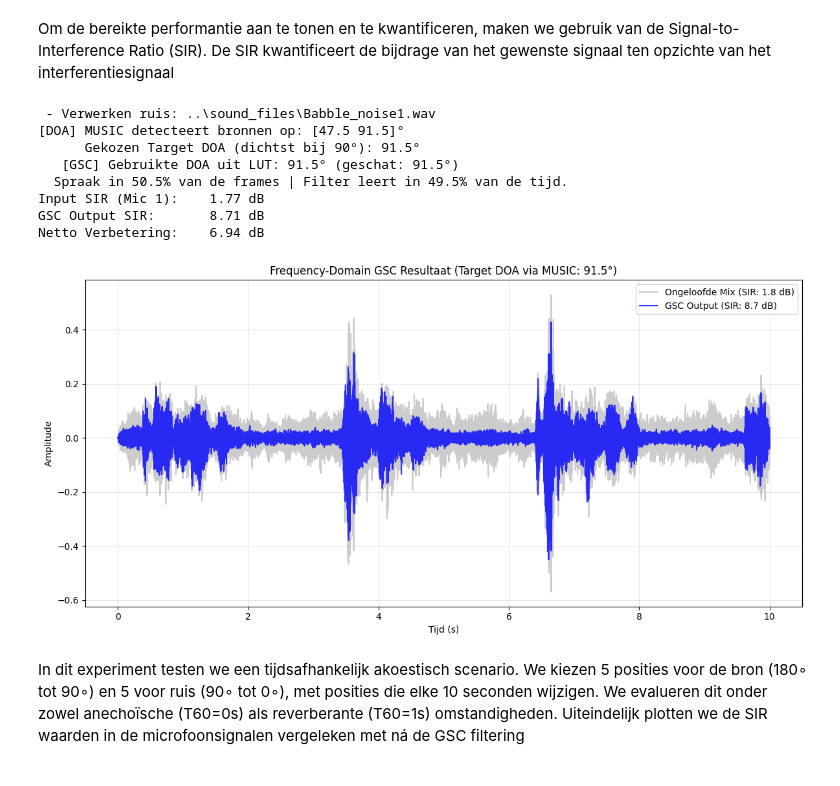
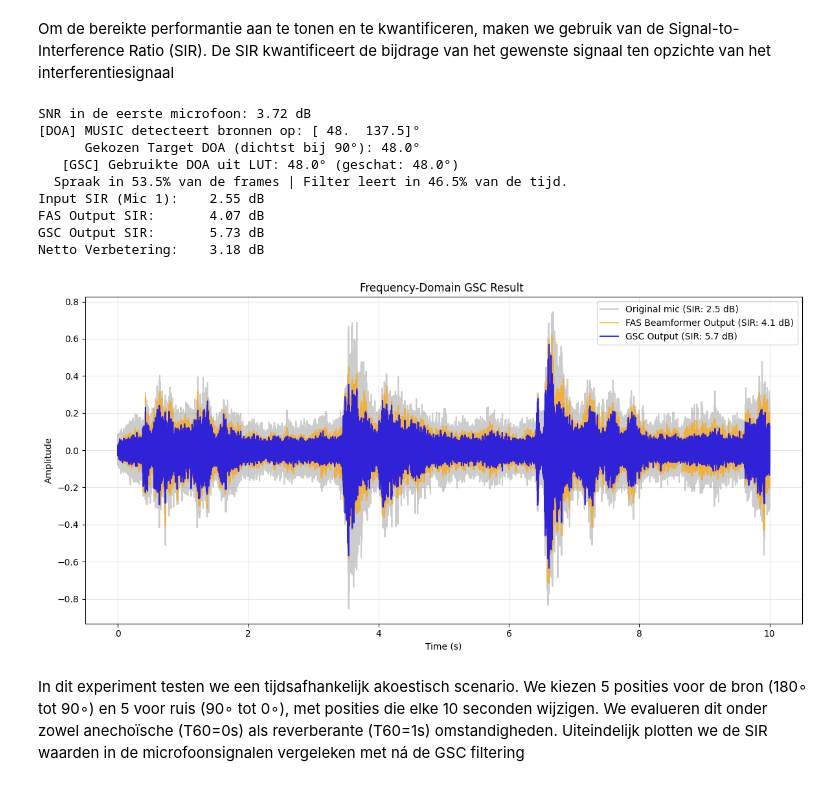
Before and after one commit to matsjoris6/P_D_ISSP_base-main, a Jupyter notebook: deadline1/week4.ipynb, the cells around one changed output. Saved outputs shown, nothing was run; the diff lists cells and outputs as text; code cells hidden in the pictures.

```diff
--- a/deadline1/week4.ipynb
+++ b/deadline1/week4.ipynb
@@ -23,7 +87,7 @@ Om de GSC goed te laten werken in een tijdvariërend scenario, moeten we continu
 # %%
 def music_wideband(micsigs, fs, acoustic_scenario):
     L = 1024
-    overlap = L // 1.5
+    overlap = L // 2
 
     stft_list = []
     for m in range(micsigs.shape[1]):
@@ -208,7 +262,8 @@ def gsc_fd(scenario, estimated_doa, lut, precomputed_speech, precomputed_noise,
     E_out_tar = np.zeros((nF, nT), dtype=complex)
     E_out_int = np.zeros((nF, nT), dtype=complex)
     FAS_out   = np.zeros((nF, nT), dtype=complex)
-
+    FAS_out_tar = np.zeros((nF, nT), dtype=complex)
+    FAS_out_int = np.zeros((nF, nT), dtype=complex)
     eps = 1e-8
 
     for k in range(nF):
@@ -229,10 +284,12 @@ def gsc_fd(scenario, estimated_doa, lut, precomputed_speech, precomputed_noise,
 
 
             y_fas_tar = np.vdot(w_fas, x_tar)
+            FAS_out_tar[k, n] = y_fas_tar
             u_tar = B_k @ x_tar
             E_out_tar[k, n] = y_fas_tar - np.vdot(w_nlms, u_tar)
 
             y_fas_int = np.vdot(w_fas, x_int)
+            FAS_out_int[k, n] = y_fas_int
             u_int = B_k @ x_int
             E_out_int[k, n] = y_fas_int - np.vdot(w_nlms, u_int)
 
@@ -245,8 +302,9 @@ def gsc_fd(scenario, estimated_doa, lut, precomputed_speech, precomputed_noise,
     _, fas_out_time = signal.istft(FAS_out, fs=scenario.fs, window=window_sqrthann, nperseg=L, noverlap=overlap)
     _, out_tar = signal.istft(E_out_tar, fs=scenario.fs, window=window_sqrthann, nperseg=L, noverlap=overlap)
     _, out_int = signal.istft(E_out_int, fs=scenario.fs, window=window_sqrthann, nperseg=L, noverlap=overlap)
-
-    return gsc_out_mix[:N_samples], mic, fas_out_time[:N_samples], out_tar[:N_samples], out_int[:N_samples], speech, noise
+    _, fas_tar_time = signal.istft(FAS_out_tar, fs=scenario.fs, window=window_sqrthann, nperseg=L, noverlap=overlap)
+    _, fas_int_time = signal.istft(FAS_out_int, fs=scenario.fs, window=window_sqrthann, nperseg=L, noverlap=overlap)
+    return gsc_out_mix[:N_samples], mic, fas_out_time[:N_samples], out_tar[:N_samples], out_int[:N_samples], speech, noise, fas_tar_time[:N_samples], fas_int_time[:N_samples]
 # %% [markdown]
 Om de bereikte performantie aan te tonen en te kwantificeren, maken we gebruik van de Signal-to-Interference Ratio (SIR). De SIR kwantificeert de bijdrage van het gewenste signaal ten opzichte van het interferentiesignaal
 # %%
@@ -292,7 +350,12 @@ def compute_sir(y, x1, x2, groundTruth):
 
     return sir
 # %%
+import soundfile as sf
+import IPython.display as ipd
+import numpy as np
 
+sys.path.append(os.path.abspath('..'))
+base_path = '..'
 rirs_folder = os.path.join(base_path, 'rirs')
 latest_rir = select_latest_rir(rirs_folder)
 scenario = load_rirs(latest_rir)
@@ -300,7 +363,7 @@ scenario = load_rirs(latest_rir)
 spraak_pad = [os.path.join(base_path, "sound_files", "speech1.wav")]
 ruis_pad = [os.path.join(base_path, "sound_files", "Babble_noise1.wav")]
 
-mic, speech, noise = create_micsigs(
+mic, speech, noise,_,_ = create_micsigs_modified(
     scenario, spraak_pad, ruis_pad, duration=10.0
 )
 
@@ -318,50 +381,69 @@ W_FAS, B_matrix = build_lut_for_target(target_rir, L=1024)
 
 mijn_lut = {target_doa_est: (W_FAS, B_matrix)}
 
-gsc_out_mix, _,  fas_out_time, out_tar, out_int, speech_out, noise_out = gsc_fd(
+
+
+gsc_out_mix, _,  fas_out_time, out_tar, out_int, speech_out, noise_out, fas_tar, fas_int = gsc_fd(
     scenario=scenario,
     estimated_doa=target_doa_est,
     lut=mijn_lut,
     precomputed_speech=speech,
     precomputed_noise=noise,
     mu=0.1
 )
 
-
-# Omdat de bron gedurende deze hele 10 seconden niet beweegt
-# is de 'ground_truth' array  een reeks met enen (1)
+# Omdat de bron hele 10 seconden niet beweegt
+# is de 'ground_truth' array  een reeks met enen
 ground_truth = np.ones(len(mic), dtype=int)
 
 sir_in = compute_sir(mic[:, 0], speech[:, 0], noise[:, 0], ground_truth)
+sir_fas = compute_sir(fas_out_time, fas_tar, fas_int, ground_truth)
 sir_out = compute_sir(gsc_out_mix, out_tar, out_int, ground_truth)
 
 
 print(f"Input SIR (Mic 1):    {sir_in:.2f} dB")
+print(f"FAS Output SIR:       {sir_fas:.2f} dB")
 print(f"GSC Output SIR:       {sir_out:.2f} dB")
 print(f"Netto Verbetering:    {sir_out - sir_in:.2f} dB")
 
 
 t = np.arange(len(mic)) / scenario.fs
 plt.figure(figsize=(12, 6))
-plt.plot(t, mic[:, 0], color='gray', alpha=0.4, label=f'Ongeloofde Mix (SIR: {sir_in:.1f} dB)')
+plt.plot(t, mic[:, 0], color='gray', alpha=0.4, label=f'Original mic (SIR: {sir_in:.1f} dB)')
+plt.plot(t, fas_out_time, color='orange', alpha=0.7, label=f'FAS Beamformer Output (SIR: {sir_fas:.1f} dB)')
 plt.plot(t, gsc_out_mix, color='blue', alpha=0.8, label=f'GSC Output (SIR: {sir_out:.1f} dB)')
-plt.title(f"Frequency-Domain GSC Resultaat (Target DOA via MUSIC: {target_doa_est:.1f}°)")
-plt.xlabel("Tijd (s)")
+plt.title(f"Frequency-Domain GSC Result ")
+plt.xlabel("Time (s)")
 plt.ylabel("Amplitude")
 plt.legend(loc='upper right')
 plt.grid(True, alpha=0.3)
 plt.tight_layout()
 plt.show()
+
+
+
+
+def normalize(audio):
+    return audio / (np.max(np.abs(audio)) + 1e-9)
+
+mic_audio = normalize(mic[:, 0])
+fas_audio = normalize(fas_out_time)
+gsc_audio = normalize(gsc_out_mix)
+
+sf.write("Demo_01_Origineel_Mic1.wav", mic_audio, scenario.fs)
+sf.write("Demo_02_FAS_Only.wav", fas_audio, scenario.fs)
+sf.write("Demo_03_Volledige_GSC.wav", gsc_audio, scenario.fs)
 # %% [output]
- - Verwerken ruis: ..\sound_files\Babble_noise1.wav
-[DOA] MUSIC detecteert bronnen op: [47.5 91.5]°
-      Gekozen Target DOA (dichtst bij 90°): 91.5°
-   [GSC] Gebruikte DOA uit LUT: 91.5° (geschat: 91.5°)
-  Spraak in 50.5% van de frames | Filter leert in 49.5% van de tijd.
-Input SIR (Mic 1):    1.77 dB
-GSC Output SIR:       8.71 dB
-Netto Verbetering:    6.94 dB
+SNR in de eerste microfoon: 3.72 dB
+[DOA] MUSIC detecteert bronnen op: [ 48.  137.5]°
+      Gekozen Target DOA (dichtst bij 90°): 48.0°
+   [GSC] Gebruikte DOA uit LUT: 48.0° (geschat: 48.0°)
+  Spraak in 53.5% van de frames | Filter leert in 46.5% van de tijd.
+Input SIR (Mic 1):    2.55 dB
+FAS Output SIR:       4.07 dB
+GSC Output SIR:       5.73 dB
+Netto Verbetering:    3.18 dB
-[figure, old version]
+[figure, new version]
 # %% [markdown]
 In dit experiment testen we een tijdsafhankelijk akoestisch scenario. We kiezen 5 posities voor de bron (180∘ tot 90∘) en 5 voor ruis (90∘ tot 0∘), met posities die elke 10 seconden wijzigen. We evalueren dit onder zowel anechoïsche (T60=0s) als reverberante (T60=1s) omstandigheden. Uiteindelijk plotten we de SIR waarden in de microfoonsignalen vergeleken met ná de GSC filtering
 # %%
```
Also changed, not shown: parts of 5 cells of this notebook, 3 other files.
